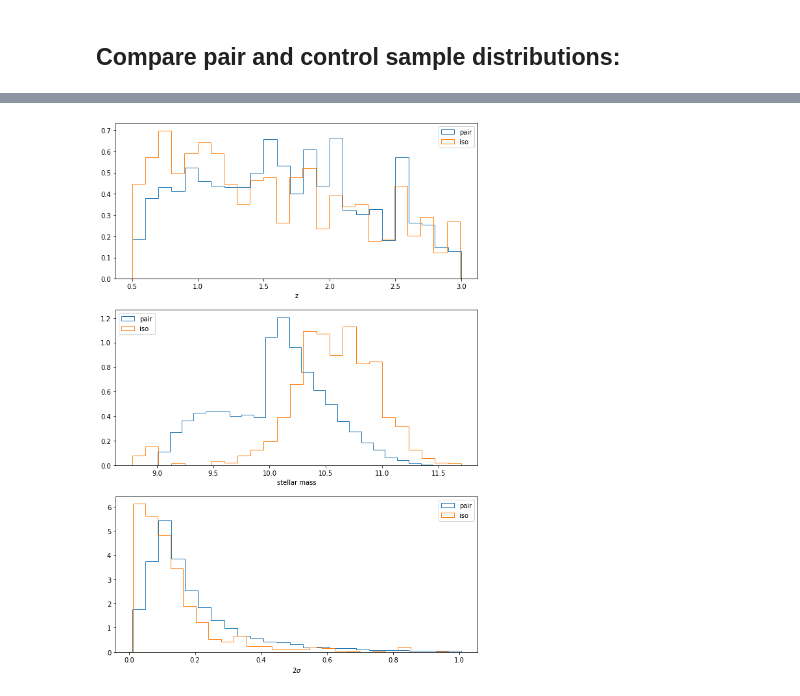
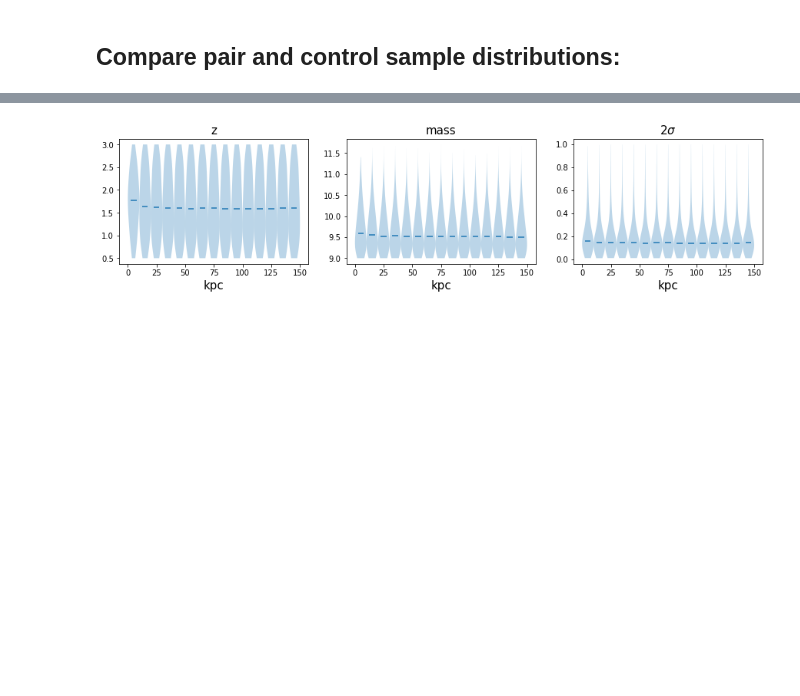
Before and after one commit to sldough21/pair-conv-misc, a Jupyter notebook: pam_analysis.ipynb, the cells around one changed output, grey strips where cells are left out. Saved outputs shown, nothing was run; the diff lists cells and outputs as text; code cells hidden in the pictures; blank space fills up the shorter version.

```diff
--- a/pam_analysis.ipynb
+++ b/pam_analysis.ipynb
@@ -157,7 +177,8 @@ iso_count = {}
 pair_count = {}
 npairs = {}
 
-sig_cuts = [10,3,2,1,0.5,0.25]
+# sig_cuts = [10,3,2,1,0.5,0.25]
+sig_cuts = [0.5,0.25]
 
 for sig_cut in sig_cuts:
     print(sig_cut)
@@ -172,7 +193,7 @@ for sig_cut in sig_cuts:
     npairs[str(sig_cut)] = np.zeros((len(probc),1))
 
     for i, p in enumerate(probc):
-        rdf2 = rdf.loc[ (rdf['pair_prob'] > p) & (rdf['prime_M'] > 10) ]#& (rdf['prime_z'] < 3) ]
+        rdf2 = rdf.loc[ (rdf['pair_prob'] > p) & (rdf['prime_M'] > 10) & (rdf['field'] != 'COS') & (rdf['field'] != 'COSMOS') ]
         npairs[str(sig_cut)][i] = len(rdf2)
 
         # split data frame up into each bin
@@ -186,7 +207,7 @@ for sig_cut in sig_cuts:
             bin_df = rdf2[ (rdf2['kpc_sep'] > low) & (rdf2['kpc_sep'] <= high) ]
 
             # calculating AGN per pair here
-            AGN_frac[str(sig_cut)][i,j] = (sum(bin_df['pair_prob'] * bin_df['mAGN']) / (sum(bin_df['pair_prob'])))# * len(bin_df)))
+            AGN_frac[str(sig_cut)][i,j] = (sum(bin_df['pair_prob'] * 0.5*bin_df['mAGN']) / (sum(bin_df['pair_prob'])))# * len(bin_df)))
 
     kpc_meds = [ ( ( float((bins[key].split('-'))[0]) + float((bins[key].split('-'))[1]) ) / 2 ) for key in bins ]
 
@@ -254,3 +272,13 @@ FileNotFoundError: [Errno 2] No such file or directory: '/nobackup/c1029594/CAND
+# %%
+def make_bins_PDF(max_dist=100, n_bins=10):
+
+    # create bin sizes
+    all_bins = {}
+    for bn in range(0, n_bins):
+        # define limits for each bin
+        all_bins[str(bn)] = str((max_dist/n_bins)*bn)+'-'+str((max_dist/n_bins)+(max_dist/n_bins)*bn)
+
+    return all_bins
 # %%
 # create bins:
 max_dist=150
@@ -325,21 +540,44 @@ KeyError: 'c1prime_LX'
 # %%
 # plot distributions
-fig, ax = plt.subplots(nrows=3, ncols=1, figsize=(10,15))
-ax[0].hist(pz, bins=25, histtype='step', density=True, label='pair')
-ax[0].hist(iz, bins=25, histtype='step', density=True, label='iso')
-ax[0].set_xlabel('z')
-ax[0].legend()
+fig, ax = plt.subplots(nrows=1, ncols=3, figsize=(15,3))
+# ax[0,0].hist(pz, bins=25, histtype='step', density=True, label='pair')
+# ax[0,0].hist(iz, bins=25, histtype='step', density=True, label='iso')
+# ax[0,0].set_xlabel('z', fontsize=15)
+# ax[0,0].legend()
 
-ax[1].hist(pmass, bins=25, histtype='step', density=True, label='pair')
-ax[1].hist(imass, bins=25, histtype='step', density=True, label='iso')
-ax[1].set_xlabel('stellar mass')
-ax[1].legend()
+ax[0].violinplot(pz_bins, kpc_meds,  points=100, widths=vwidth, showmeans=False,
+                     showextrema=False, showmedians=True, bw_method=0.5)
+# ax[0,1].violinplot(iz_bins, kpc_meds,  points=100, widths=vwidth, showmeans=False,
+#                      showextrema=False, showmedians=True, bw_method=0.5)
+ax[0].set_xlabel('kpc', fontsize=15)
+ax[0].set_title('z', fontsize=15)
 
-ax[2].hist(psig, bins=25, histtype='step', density=True, label='pair')
-ax[2].hist(isig, bins=25, histtype='step', density=True, label='iso')
-ax[2].set_xlabel('2$\sigma$')
-ax[2].legend()
+# ax[1,0].hist(pmass, bins=25, histtype='step', density=True, label='pair')
+# ax[1,0].hist(imass, bins=25, histtype='step', density=True, label='iso')
+# ax[1,0].set_xlabel('stellar mass', fontsize=15)
+# ax[1,0].legend()
+
+ax[1].violinplot(pmass_bins, kpc_meds,  points=100, widths=vwidth, showmeans=False,
+                     showextrema=False, showmedians=True, bw_method=0.5)
+# ax[1,1].violinplot(imass_bins, kpc_meds,  points=100, widths=vwidth, showmeans=False,
+#                      showextrema=False, showmedians=True, bw_method=0.5)
+ax[1].set_xlabel('kpc', fontsize=15)
+ax[1].set_title('mass', fontsize=15)
+
+# ax[2,0].hist(psig, bins=25, histtype='step', density=True, label='pair')
+# ax[2,0].hist(isig, bins=25, histtype='step', density=True, label='iso')
+# ax[2,0].set_xlabel('2$\sigma$', fontsize=15)
+# ax[2,0].legend()
+
+ax[2].violinplot(psig_bins, kpc_meds,  points=100, widths=vwidth, showmeans=False,
+                     showextrema=False, showmedians=True, bw_method=0.5)
+# ax[2,1].violinplot(isig_bins, kpc_meds,  points=100, widths=vwidth, showmeans=False,
+#                      showextrema=False, showmedians=True, bw_method=0.5)
+ax[2].set_xlabel('kpc', fontsize=15)
+ax[2].set_title('$2\sigma$', fontsize=15)
+
+# plt.savefig(PATH+'pp_150kpc_distr.png')
 
 plt.show()
 # %% [output]
-[figure, old version]
+[figure, new version]
```
Also changed, not shown: parts of 19 cells of this notebook.
